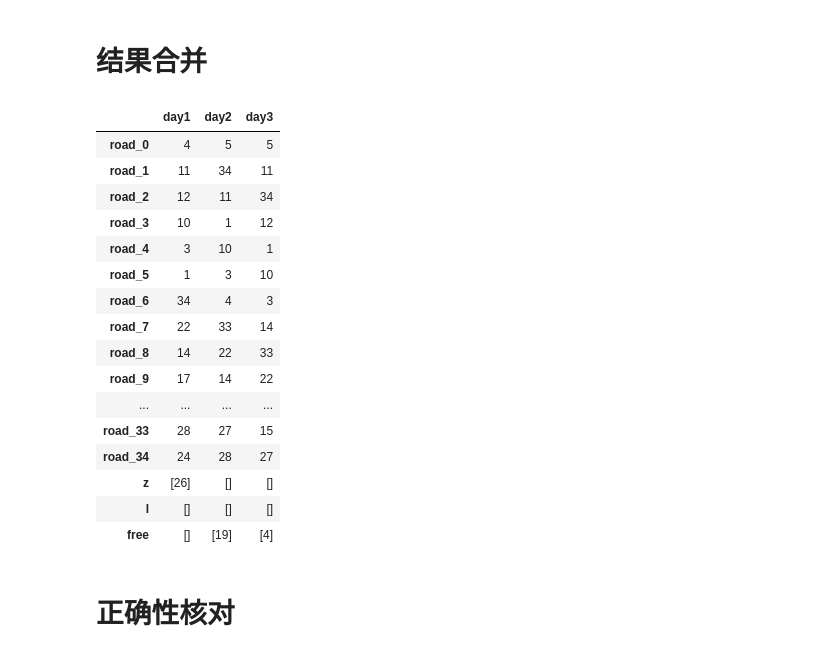
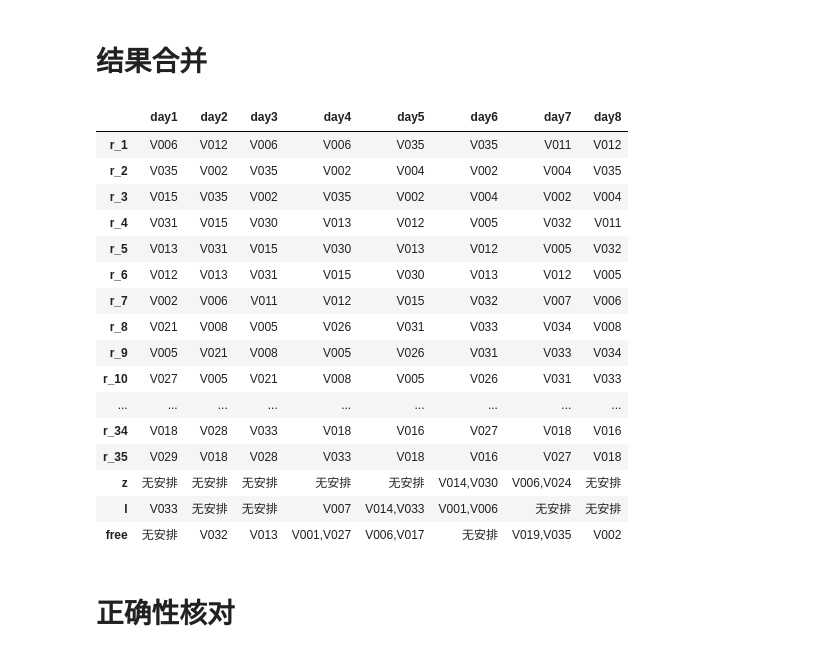
Before and after one commit to xx529/car_plan, a Jupyter notebook: plan.ipynb, the cells around one changed output. Drawn from its saved outputs; the diff is of its cells as text; code cells hidden in the pictures.

```diff
--- a/plan.ipynb
+++ b/plan.ipynb
@@ -116,7 +120,8 @@ z_recovery_days = 10
 # %%
 df_roads_plan = pd.read_excel('Data.xlsx', sheet_name='待排交路信息')
 df_car_plan =  pd.read_excel('Data.xlsx', sheet_name='候选交路', header=None)
-df_car_remaining = pd.read_excel('Data.xlsx', sheet_name='车组里程修时信息')
+df_car_remaining = pd.read_excel('Data.xlsx', sheet_name='车组初始化')
+# df_car_remaining = pd.read_excel('Data.xlsx', sheet_name='车组里程修时信息')
 df_maintenance_capacity = pd.read_excel('Data.xlsx', sheet_name='班组检修能力')
 df_recover = pd.read_excel('Data.xlsx', sheet_name='车组修后恢复信息')
 
@@ -159,6 +164,10 @@ for i in RID_to_r_idx.values():
         for j in range(1, len(i)):
             road_continuous[i[j-1]] = i[j]
 
+# 连续执行道路第一条道路及总长度, 天数
+continuous_head_roads_length = {RID_to_r_idx[i][0]: road_length[RID_to_r_idx[i]].sum() for i in RID_to_r_idx if len(RID_to_r_idx[i]) > 1}
+continuous_head_roads_days = {RID_to_r_idx[i][0]: len(RID_to_r_idx[i]) for i in RID_to_r_idx if len(RID_to_r_idx[i]) > 1}
+
 # 班组检修能力
 z_maintenance_capacity = df_maintenance_capacity.iloc[0][1:].values
 l_maintenance_capacity = df_maintenance_capacity.iloc[1][1:].values
@@ -306,25 +343,43 @@ pd.concat(df_result_ls, axis=1)
 # 结果合并
 # %%
 df = pd.concat(df_result_ls, axis=1)
+
+def to_result(data):
+    if isinstance(data, int):
+        if data == -1:
+            return '无安排'
+        else:
+            return 'V{:>03}'.format(data+1)
+    if isinstance(data, np.ndarray):
+        if len(data) == 0:
+            return '无安排'
+        else:
+            return ','.join(['V{:>03}'.format(x+1) for x in data])
+    print(type(data))
+
+for col in df.columns:
+    df[col] = df[col].apply(to_result)
+
+df.to_csv('result.csv')
 df
 # %% [output]
-|  | day1 | day2 | day3 |
-| road_0 | 4 | 5 | 5 |
-| road_1 | 11 | 34 | 11 |
-| road_2 | 12 | 11 | 34 |
-| road_3 | 10 | 1 | 12 |
-| road_4 | 3 | 10 | 1 |
-| road_5 | 1 | 3 | 10 |
-| road_6 | 34 | 4 | 3 |
-| road_7 | 22 | 33 | 14 |
-| road_8 | 14 | 22 | 33 |
-| road_9 | 17 | 14 | 22 |
-| ... | ... | ... | ... |
-| road_33 | 28 | 27 | 15 |
-| road_34 | 24 | 28 | 27 |
-| z | [26] | [] | [] |
-| l | [] | [] | [] |
-| free | [] | [19] | [4] |
+|  | day1 | day2 | day3 | day4 | day5 | day6 | day7 | day8 |
+| r_1 | V006 | V012 | V006 | V006 | V035 | V035 | V011 | V012 |
+| r_2 | V035 | V002 | V035 | V002 | V004 | V002 | V004 | V035 |
+| r_3 | V015 | V035 | V002 | V035 | V002 | V004 | V002 | V004 |
+| r_4 | V031 | V015 | V030 | V013 | V012 | V005 | V032 | V011 |
+| r_5 | V013 | V031 | V015 | V030 | V013 | V012 | V005 | V032 |
+| r_6 | V012 | V013 | V031 | V015 | V030 | V013 | V012 | V005 |
+| r_7 | V002 | V006 | V011 | V012 | V015 | V032 | V007 | V006 |
+| r_8 | V021 | V008 | V005 | V026 | V031 | V033 | V034 | V008 |
+| r_9 | V005 | V021 | V008 | V005 | V026 | V031 | V033 | V034 |
+| r_10 | V027 | V005 | V021 | V008 | V005 | V026 | V031 | V033 |
+| ... | ... | ... | ... | ... | ... | ... | ... | ... |
+| r_34 | V018 | V028 | V033 | V018 | V016 | V027 | V018 | V016 |
+| r_35 | V029 | V018 | V028 | V033 | V018 | V016 | V027 | V018 |
+| z | 无安排 | 无安排 | 无安排 | 无安排 | 无安排 | V014,V030 | V006,V024 | 无安排 |
+| l | V033 | 无安排 | 无安排 | V007 | V014,V033 | V001,V006 | 无安排 | 无安排 |
+| free | 无安排 | V032 | V013 | V001,V027 | V006,V017 | 无安排 | V019,V035 | V002 |
 # %% [markdown]
 # 正确性核对
 # %%
```
Also changed, not shown: parts of 7 cells of this notebook, 2 other files.
